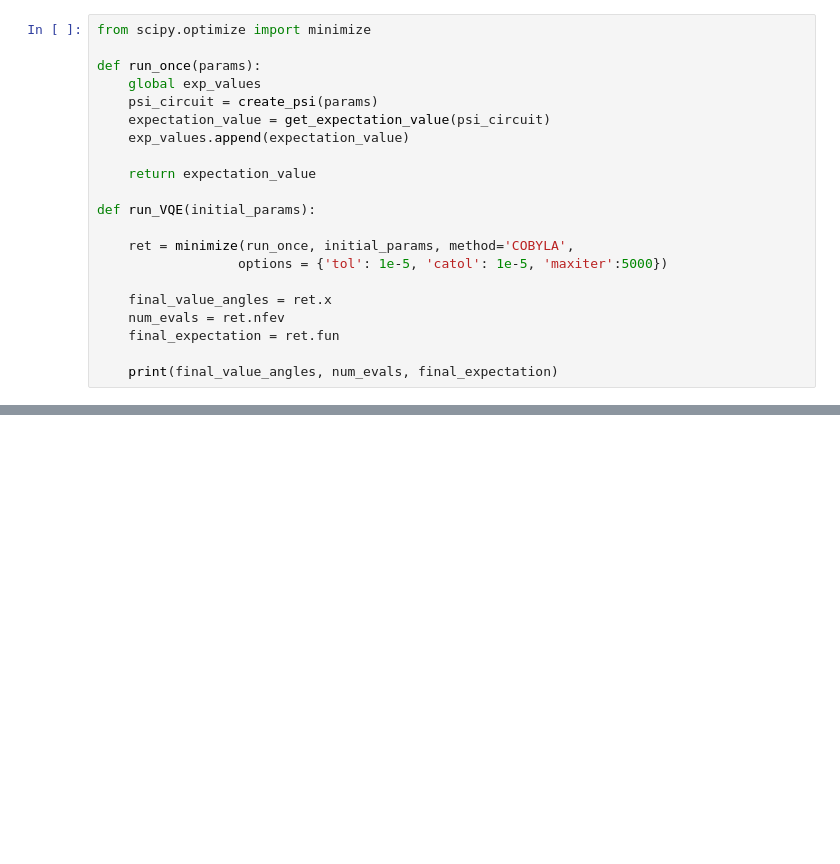
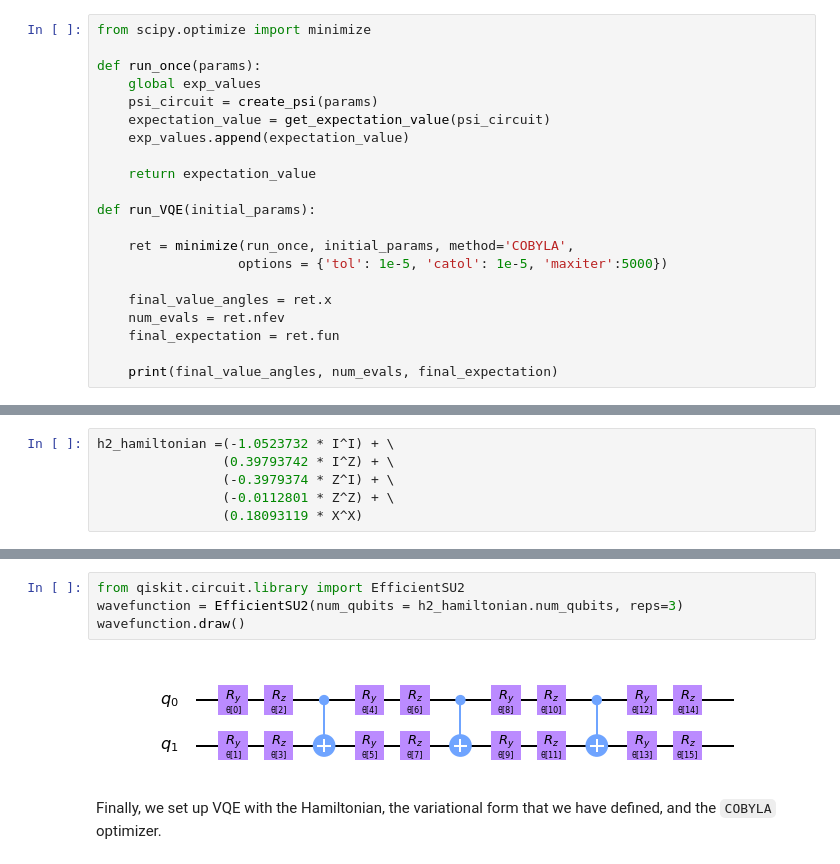
Before and after one commit to aasfaw/think2020lab, a Jupyter notebook: think2020-quantum-handson-lab-4.ipynb, the cells around one changed output, grey strips where cells are left out. Drawn from its saved outputs; the diff is of its cells as text; blank space fills up the shorter version.

```diff
--- a/think2020-quantum-handson-lab-4.ipynb
+++ b/think2020-quantum-handson-lab-4.ipynb
@@ -244,0 +293,6 @@ vqe_instance.run(sv_sim)
+# %%
+h2_hamiltonian =(-1.0523732 * I^I) + \
+                (0.39793742 * I^Z) + \
+                (-0.3979374 * Z^I) + \
+                (-0.0112801 * Z^Z) + \
+                (0.18093119 * X^X)
@@ -244,0 +303,8 @@ vqe_instance.run(sv_sim)
+# %%
+from qiskit.circuit.library import EfficientSU2
+wavefunction = EfficientSU2(num_qubits = h2_hamiltonian.num_qubits, reps=3)
+wavefunction.draw()
+# %% [output]
+[figure, added]
+# %% [markdown]
+Finally, we set up VQE with the Hamiltonian, the variational form that we have defined, and the `COBYLA` optimizer.
```
Also changed, not shown: parts of 24 cells of this notebook.
